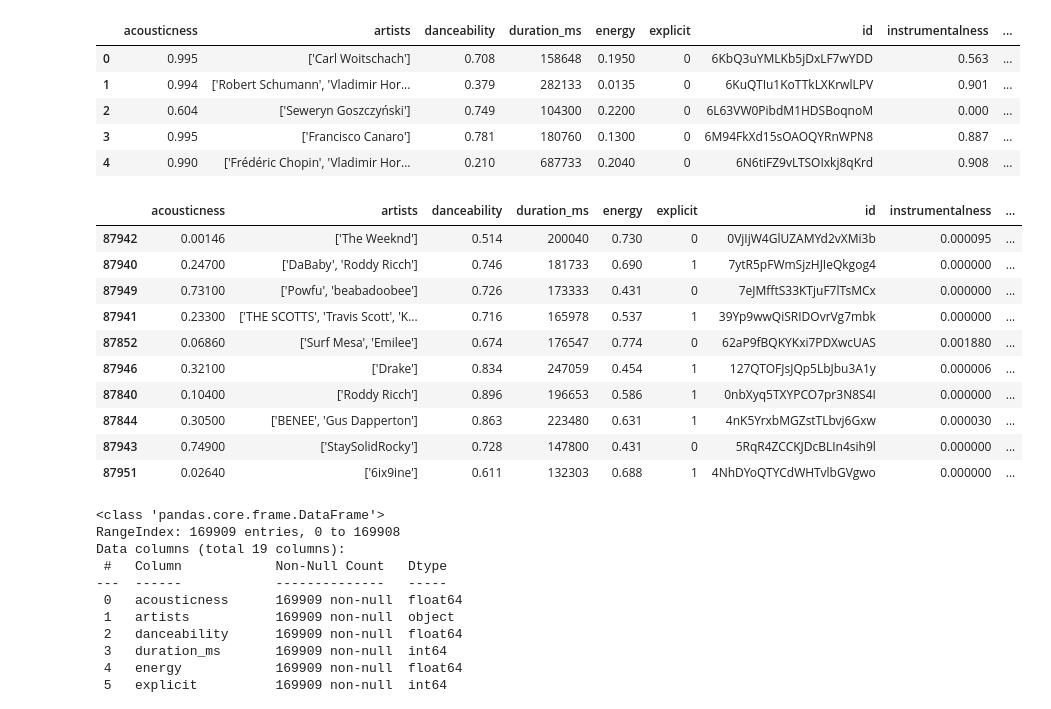
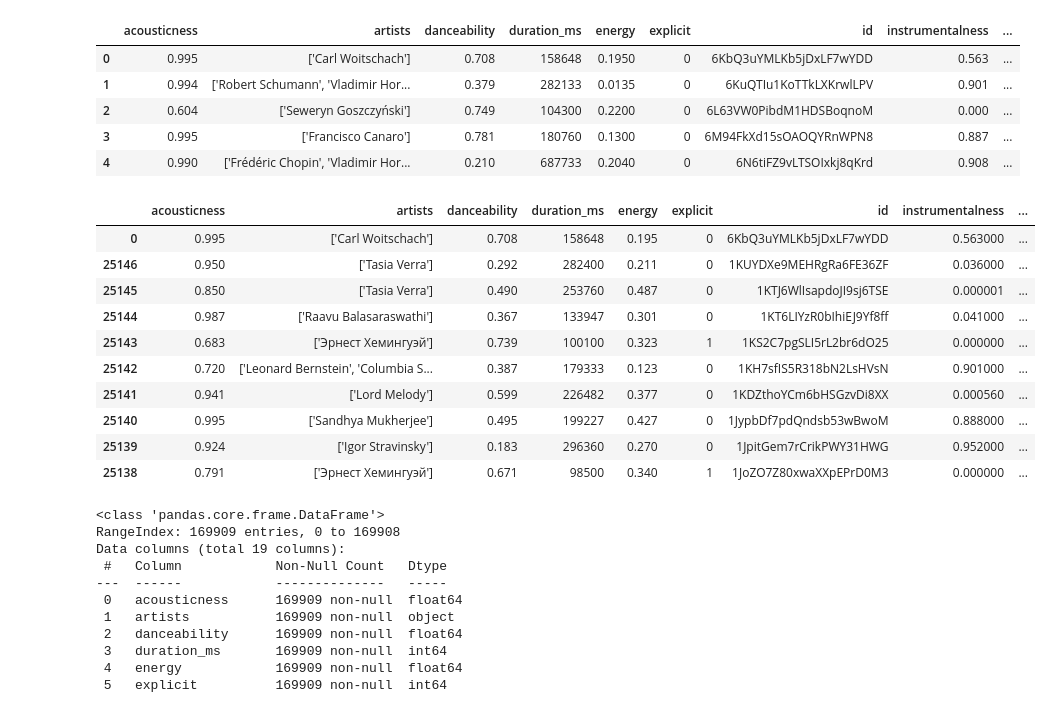
Before and after one commit to DanielLeski/Data-Science-Final-Project, a Jupyter notebook: Data-Science-Final.ipynb, the cells around one changed output. Cells and saved outputs as stored; diff of their text form; code cells hidden in the pictures.

```diff
--- a/Data-Science-Final.ipynb
+++ b/Data-Science-Final.ipynb
@@ -33,17 +35,17 @@ data.head()
 # %%
-data.sort_values(by=['popularity'], ascending=False).head(10)
+data.sort_values(by=['popularity'], ascending=True).head(10)
 # %% [output]
 |  | acousticness | artists | danceability | duration_ms | energy | explicit | id | instrumentalness | ... |
-| 87942 | 0.00146 | ['The Weeknd'] | 0.514 | 200040 | 0.730 | 0 | 0VjIjW4GlUZAMYd2vXMi3b | 0.000095 | ... |
-| 87940 | 0.24700 | ['DaBaby', 'Roddy Ricch'] | 0.746 | 181733 | 0.690 | 1 | 7ytR5pFWmSjzHJIeQkgog4 | 0.000000 | ... |
-| 87949 | 0.73100 | ['Powfu', 'beabadoobee'] | 0.726 | 173333 | 0.431 | 0 | 7eJMfftS33KTjuF7lTsMCx | 0.000000 | ... |
-| 87941 | 0.23300 | ['THE SCOTTS', 'Travis Scott', 'K... | 0.716 | 165978 | 0.537 | 1 | 39Yp9wwQiSRIDOvrVg7mbk | 0.000000 | ... |
-| 87852 | 0.06860 | ['Surf Mesa', 'Emilee'] | 0.674 | 176547 | 0.774 | 0 | 62aP9fBQKYKxi7PDXwcUAS | 0.001880 | ... |
-| 87946 | 0.32100 | ['Drake'] | 0.834 | 247059 | 0.454 | 1 | 127QTOFJsJQp5LbJbu3A1y | 0.000006 | ... |
-| 87840 | 0.10400 | ['Roddy Ricch'] | 0.896 | 196653 | 0.586 | 1 | 0nbXyq5TXYPCO7pr3N8S4I | 0.000000 | ... |
-| 87844 | 0.30500 | ['BENEE', 'Gus Dapperton'] | 0.863 | 223480 | 0.631 | 1 | 4nK5YrxbMGZstTLbvj6Gxw | 0.000030 | ... |
-| 87943 | 0.74900 | ['StaySolidRocky'] | 0.728 | 147800 | 0.431 | 0 | 5RqR4ZCCKJDcBLIn4sih9l | 0.000000 | ... |
-| 87951 | 0.02640 | ['6ix9ine'] | 0.611 | 132303 | 0.688 | 1 | 4NhDYoQTYCdWHTvlbGVgwo | 0.000000 | ... |
+| 0 | 0.995 | ['Carl Woitschach'] | 0.708 | 158648 | 0.195 | 0 | 6KbQ3uYMLKb5jDxLF7wYDD | 0.563000 | ... |
+| 25146 | 0.950 | ['Tasia Verra'] | 0.292 | 282400 | 0.211 | 0 | 1KUYDXe9MEHRgRa6FE36ZF | 0.036000 | ... |
+| 25145 | 0.850 | ['Tasia Verra'] | 0.490 | 253760 | 0.487 | 0 | 1KTJ6WlIsapdoJI9sj6TSE | 0.000001 | ... |
+| 25144 | 0.987 | ['Raavu Balasaraswathi'] | 0.367 | 133947 | 0.301 | 0 | 1KT6LIYzR0bIhiEJ9Yf8ff | 0.041000 | ... |
+| 25143 | 0.683 | ['Эрнест Хемингуэй'] | 0.739 | 100100 | 0.323 | 1 | 1KS2C7pgSLI5rL2br6dO25 | 0.000000 | ... |
+| 25142 | 0.720 | ['Leonard Bernstein', 'Columbia S... | 0.387 | 179333 | 0.123 | 0 | 1KH7sfIS5R318bN2LsHVsN | 0.901000 | ... |
+| 25141 | 0.941 | ['Lord Melody'] | 0.599 | 226482 | 0.377 | 0 | 1KDZthoYCm6bHSGzvDi8XX | 0.000560 | ... |
+| 25140 | 0.995 | ['Sandhya Mukherjee'] | 0.495 | 199227 | 0.427 | 0 | 1JypbDf7pdQndsb53wBwoM | 0.888000 | ... |
+| 25139 | 0.924 | ['Igor Stravinsky'] | 0.183 | 296360 | 0.270 | 0 | 1JpitGem7rCrikPWY31HWG | 0.952000 | ... |
+| 25138 | 0.791 | ['Эрнест Хемингуэй'] | 0.671 | 98500 | 0.340 | 1 | 1JoZO7Z80xwaXXpEPrD0M3 | 0.000000 | ... |
 # %%
 data.info()
 # %% [output]
```
Also changed, not shown: parts of 4 cells of this notebook.
